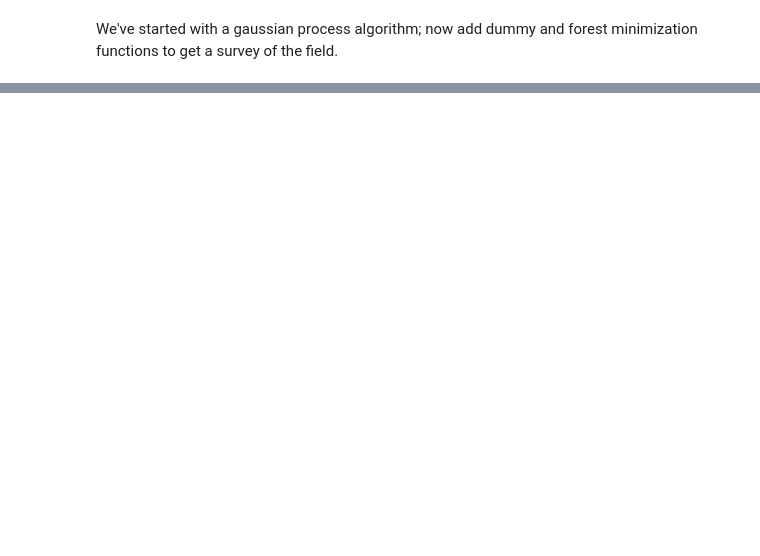
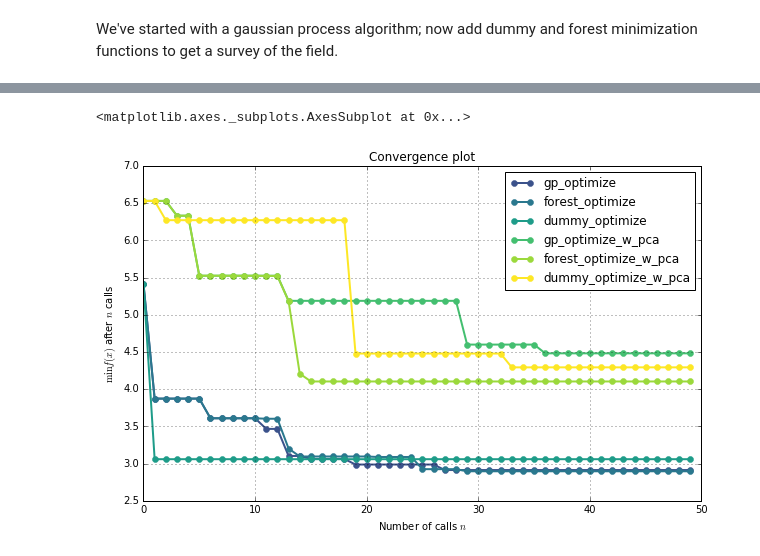
Before and after one commit to scikit-optimize/scikit-optimize, a Jupyter notebook: examples/hyperparameter-optimization.ipynb, the cells around one changed output, grey strips where cells are left out. Cells and saved outputs as stored; diff of their text form; code cells hidden in the pictures; blank space fills up the shorter version.

```diff
--- a/examples/hyperparameter-optimization.ipynb
+++ b/examples/hyperparameter-optimization.ipynb
@@ -217,9 +217,0 @@ res_forest = forest_minimize(objective, space, x0=x0, n_calls=50, random_state=0
-# %%
-%matplotlib inline
-import matplotlib.pyplot as plt
-plt.rcParams["figure.figsize"] = (10, 6)
-
-from skopt.plots import plot_convergence
-plot_convergence(("gp_optimize", res_gp),
-                 ("forest_optimize", res_forest),
-                 ("dummy_optimize", res_dummy))
@@ -228,0 +218,12 @@ plot_convergence(("gp_optimize", res_gp),
+# %%
+pipe_res_dummy = dummy_minimize(objective_pipe, pipe_space, x0=pipe_x0, n_calls=50, random_state=0)
+print("Best score=%.4f" % pipe_res_dummy.fun)
+print("""Best parameters:
+    - n_components=%d
+    - max_depth=%d
+    - learning_rate=%.6f
+    - max_features=%d
+    - min_samples_split=%d
+    - min_samples_leaf=%d""" % (pipe_res_dummy.x[0], pipe_res_dummy.x[1],
+                                pipe_res_dummy.x[2], pipe_res_dummy.x[3],
+                                pipe_res_dummy.x[4], pipe_res_dummy.x[5]))
@@ -228,0 +239,13 @@ plot_convergence(("gp_optimize", res_gp),
+# %%
+from skopt import forest_minimize
+pipe_res_forest = forest_minimize(objective_pipe, pipe_space, x0=pipe_x0, n_calls=50, random_state=0)
+print("Best score=%.4f" % pipe_res_forest.fun)
+print("""Best parameters:
+    - n_components=%d
+    - max_depth=%d
+    - learning_rate=%.6f
+    - max_features=%d
+    - min_samples_split=%d
+    - min_samples_leaf=%d""" % (pipe_res_forest.x[0], pipe_res_forest.x[1],
+                                pipe_res_forest.x[2], pipe_res_forest.x[3],
+                                pipe_res_forest.x[4], pipe_res_forest.x[5]))
@@ -228,0 +261,10 @@ plot_convergence(("gp_optimize", res_gp),
+# %%
+plot_convergence(("gp_optimize", res_gp),
+                 ("forest_optimize", res_forest),
+                 ("dummy_optimize", res_dummy),
+                 ("gp_optimize_w_pca", pipe_res_gp),
+                 ("forest_optimize_w_pca", pipe_res_forest),
+                 ("dummy_optimize_w_pca", pipe_res_dummy))
+# %% [output]
+<matplotlib.axes._subplots.AxesSubplot at 0x...>
+[figure, added]
```
Also changed, not shown: parts of 20 cells of this notebook.
